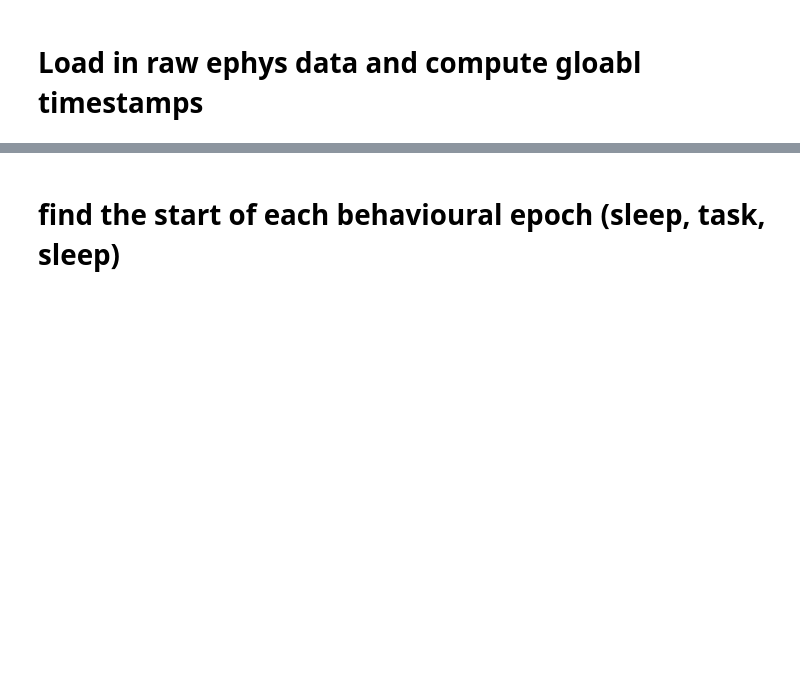
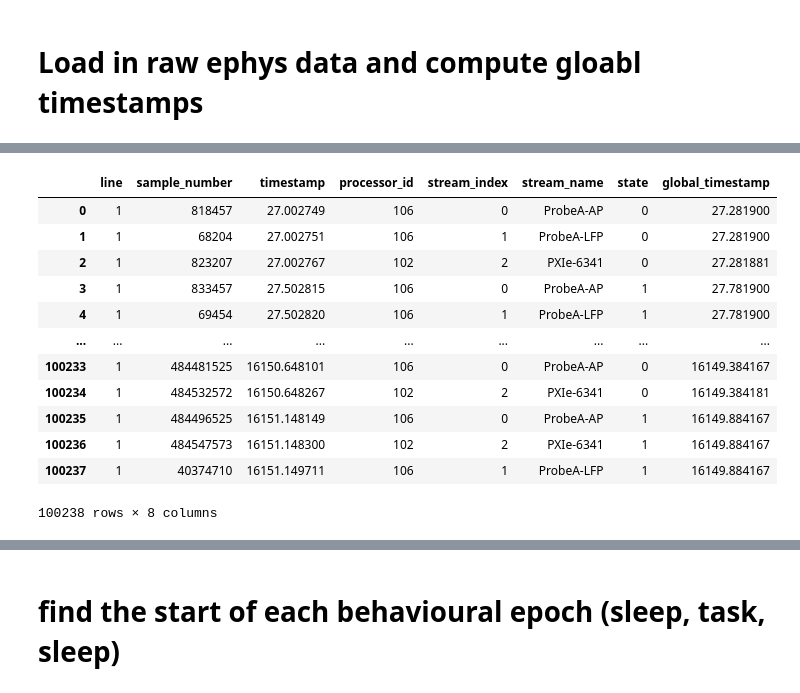
Before and after one commit to SainsburyWellcomeCentre/sequences_neuropixel_preprocess, a Jupyter notebook: 6_align_data.ipynb, the cells around one changed output, grey strips where cells are left out. Drawn from its saved outputs; the diff is of its cells as text; code cells hidden in the pictures; blank space fills up the shorter version.

```diff
--- a/6_align_data.ipynb
+++ b/6_align_data.ipynb
@@ -801,3 +825,19 @@ Start Time for Neuropix-PXI (106) - ProbeA-AP @ 30000 Hz: 810216
 Start Time for Neuropix-PXI (106) - ProbeA-LFP @ 2500 Hz: 67518
 
 2.2506
+# %%
+events_df
+# %% [output]
+|  | line | sample_number | timestamp | processor_id | stream_index | stream_name | state | global_timestamp |
+| 0 | 1 | 818457 | 27.002749 | 106 | 0 | ProbeA-AP | 0 | 27.281900 |
+| 1 | 1 | 68204 | 27.002751 | 106 | 1 | ProbeA-LFP | 0 | 27.281900 |
+| 2 | 1 | 823207 | 27.002767 | 102 | 2 | PXIe-6341 | 0 | 27.281881 |
+| 3 | 1 | 833457 | 27.502815 | 106 | 0 | ProbeA-AP | 1 | 27.781900 |
+| 4 | 1 | 69454 | 27.502820 | 106 | 1 | ProbeA-LFP | 1 | 27.781900 |
+| ... | ... | ... | ... | ... | ... | ... | ... | ... |
+| 100233 | 1 | 484481525 | 16150.648101 | 106 | 0 | ProbeA-AP | 0 | 16149.384167 |
+| 100234 | 1 | 484532572 | 16150.648267 | 102 | 2 | PXIe-6341 | 0 | 16149.384181 |
+| 100235 | 1 | 484496525 | 16151.148149 | 106 | 0 | ProbeA-AP | 1 | 16149.884167 |
+| 100236 | 1 | 484547573 | 16151.148300 | 102 | 2 | PXIe-6341 | 1 | 16149.884167 |
+| 100237 | 1 | 40374710 | 16151.149711 | 106 | 1 | ProbeA-LFP | 1 | 16149.884167 |
+100238 rows × 8 columns
```
Also changed, not shown: parts of 7 cells of this notebook, 1 other file.
